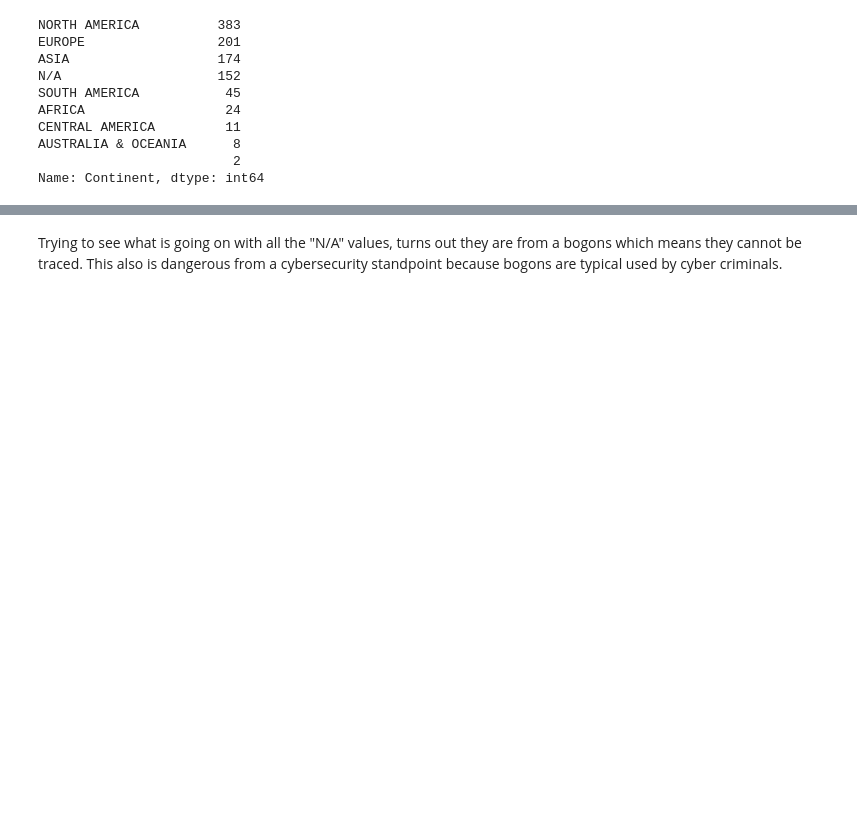
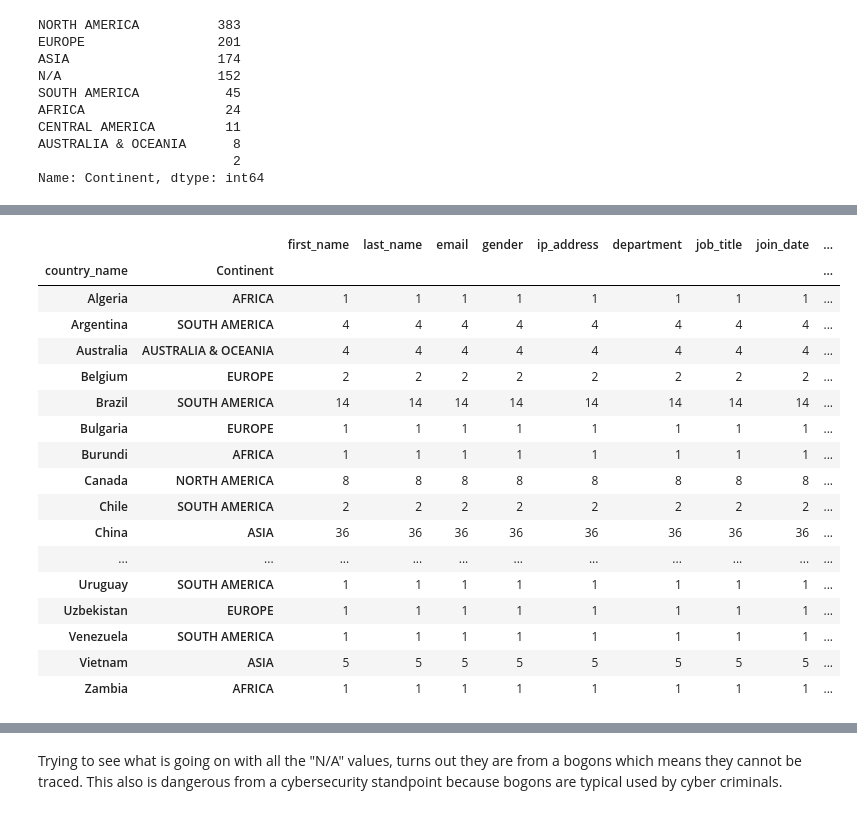
Before and after one commit to amyfbear/ADO, a Jupyter notebook: code/ADO.ipynb, the cells around one changed output, grey strips where cells are left out. Drawn from its saved outputs; the diff is of its cells as text; code cells hidden in the pictures; blank space fills up the shorter version.

```diff
--- a/code/ADO.ipynb
+++ b/code/ADO.ipynb
@@ -649,0 +672,4 @@ Name: Continent, dtype: int64
+# %%
+female_ = combine['binary_gender'] == 1
+# %%
+female_combine = combine[female_]
@@ -649,0 +689,21 @@ Name: Continent, dtype: int64
+# %%
+female_combine.groupby(["country_name","Continent"]).count()
+# %% [output]
+|  |  | first_name | last_name | email | gender | ip_address | department | job_title | join_date | ... |
+| country_name | Continent |  |  |  |  |  |  |  |  | ... |
+| Algeria | AFRICA | 1 | 1 | 1 | 1 | 1 | 1 | 1 | 1 | ... |
+| Argentina | SOUTH AMERICA | 4 | 4 | 4 | 4 | 4 | 4 | 4 | 4 | ... |
+| Australia | AUSTRALIA & OCEANIA | 4 | 4 | 4 | 4 | 4 | 4 | 4 | 4 | ... |
+| Belgium | EUROPE | 2 | 2 | 2 | 2 | 2 | 2 | 2 | 2 | ... |
+| Brazil | SOUTH AMERICA | 14 | 14 | 14 | 14 | 14 | 14 | 14 | 14 | ... |
+| Bulgaria | EUROPE | 1 | 1 | 1 | 1 | 1 | 1 | 1 | 1 | ... |
+| Burundi | AFRICA | 1 | 1 | 1 | 1 | 1 | 1 | 1 | 1 | ... |
+| Canada | NORTH AMERICA | 8 | 8 | 8 | 8 | 8 | 8 | 8 | 8 | ... |
+| Chile | SOUTH AMERICA | 2 | 2 | 2 | 2 | 2 | 2 | 2 | 2 | ... |
+| China | ASIA | 36 | 36 | 36 | 36 | 36 | 36 | 36 | 36 | ... |
+| ... | ... | ... | ... | ... | ... | ... | ... | ... | ... | ... |
+| Uruguay | SOUTH AMERICA | 1 | 1 | 1 | 1 | 1 | 1 | 1 | 1 | ... |
+| Uzbekistan | EUROPE | 1 | 1 | 1 | 1 | 1 | 1 | 1 | 1 | ... |
+| Venezuela | SOUTH AMERICA | 1 | 1 | 1 | 1 | 1 | 1 | 1 | 1 | ... |
+| Vietnam | ASIA | 5 | 5 | 5 | 5 | 5 | 5 | 5 | 5 | ... |
+| Zambia | AFRICA | 1 | 1 | 1 | 1 | 1 | 1 | 1 | 1 | ... |
```
Also changed, not shown: parts of 20 cells of this notebook, 6 other files.
